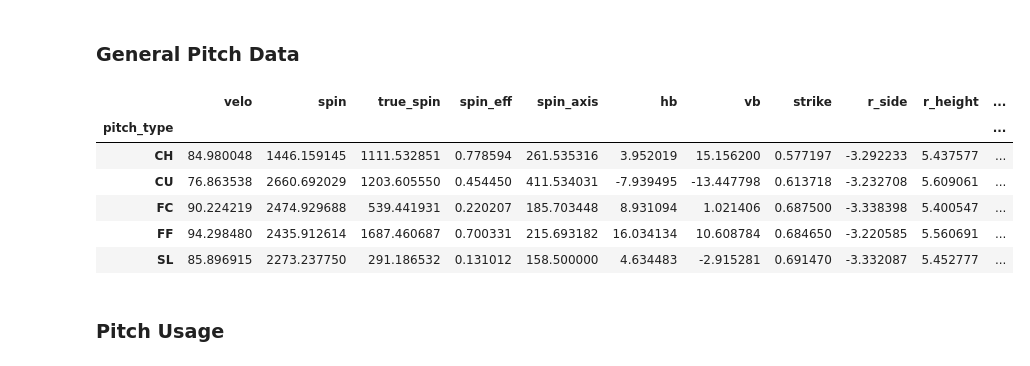
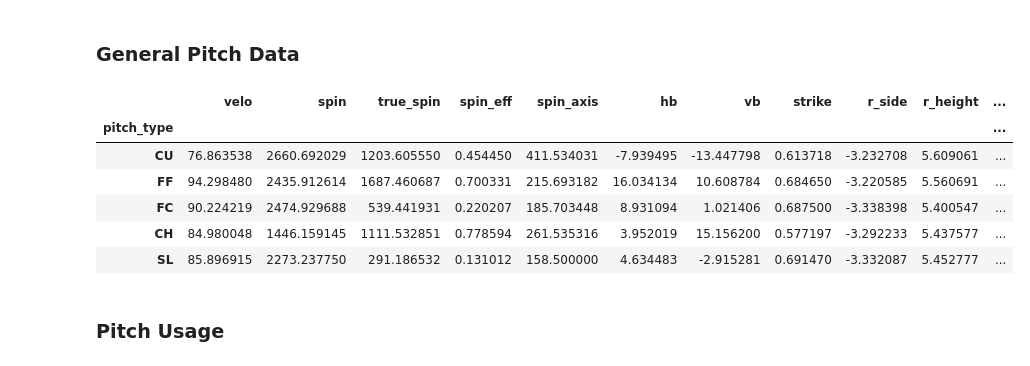
Before and after one commit to anthonyzurke/player-analysis, a Jupyter notebook: pitchers/scherzer-scoutingreport.ipynb, the cells around one changed output. Saved outputs shown, nothing was run; the diff lists cells and outputs as text; code cells hidden in the pictures.

```diff
--- a/pitchers/scherzer-scoutingreport.ipynb
+++ b/pitchers/scherzer-scoutingreport.ipynb
@@ -98,14 +98,14 @@ order = ['FF', 'SL', 'CH', 'CU', 'FC']
 # %% [markdown]
 ### General Pitch Data
 # %%
-gen_pd.groupby(['pitch_type']).mean()
+gen_pd.groupby(['pitch_type'], sort = False).mean()
 # %% [output]
 |  | velo | spin | true_spin | spin_eff | spin_axis | hb | vb | strike | r_side | r_height | ... |
 | pitch_type |  |  |  |  |  |  |  |  |  |  | ... |
+| CU | 76.863538 | 2660.692029 | 1203.605550 | 0.454450 | 411.534031 | -7.939495 | -13.447798 | 0.613718 | -3.232708 | 5.609061 | ... |
+| FF | 94.298480 | 2435.912614 | 1687.460687 | 0.700331 | 215.693182 | 16.034134 | 10.608784 | 0.684650 | -3.220585 | 5.560691 | ... |
+| FC | 90.224219 | 2474.929688 | 539.441931 | 0.220207 | 185.703448 | 8.931094 | 1.021406 | 0.687500 | -3.338398 | 5.400547 | ... |
 | CH | 84.980048 | 1446.159145 | 1111.532851 | 0.778594 | 261.535316 | 3.952019 | 15.156200 | 0.577197 | -3.292233 | 5.437577 | ... |
-| CU | 76.863538 | 2660.692029 | 1203.605550 | 0.454450 | 411.534031 | -7.939495 | -13.447798 | 0.613718 | -3.232708 | 5.609061 | ... |
-| FC | 90.224219 | 2474.929688 | 539.441931 | 0.220207 | 185.703448 | 8.931094 | 1.021406 | 0.687500 | -3.338398 | 5.400547 | ... |
-| FF | 94.298480 | 2435.912614 | 1687.460687 | 0.700331 | 215.693182 | 16.034134 | 10.608784 | 0.684650 | -3.220585 | 5.560691 | ... |
 | SL | 85.896915 | 2273.237750 | 291.186532 | 0.131012 | 158.500000 | 4.634483 | -2.915281 | 0.691470 | -3.332087 | 5.452777 | ... |
 # %% [markdown]
 ### Pitch Usage
```
Also changed, not shown: parts of 5 cells of this notebook, 2 other files.
